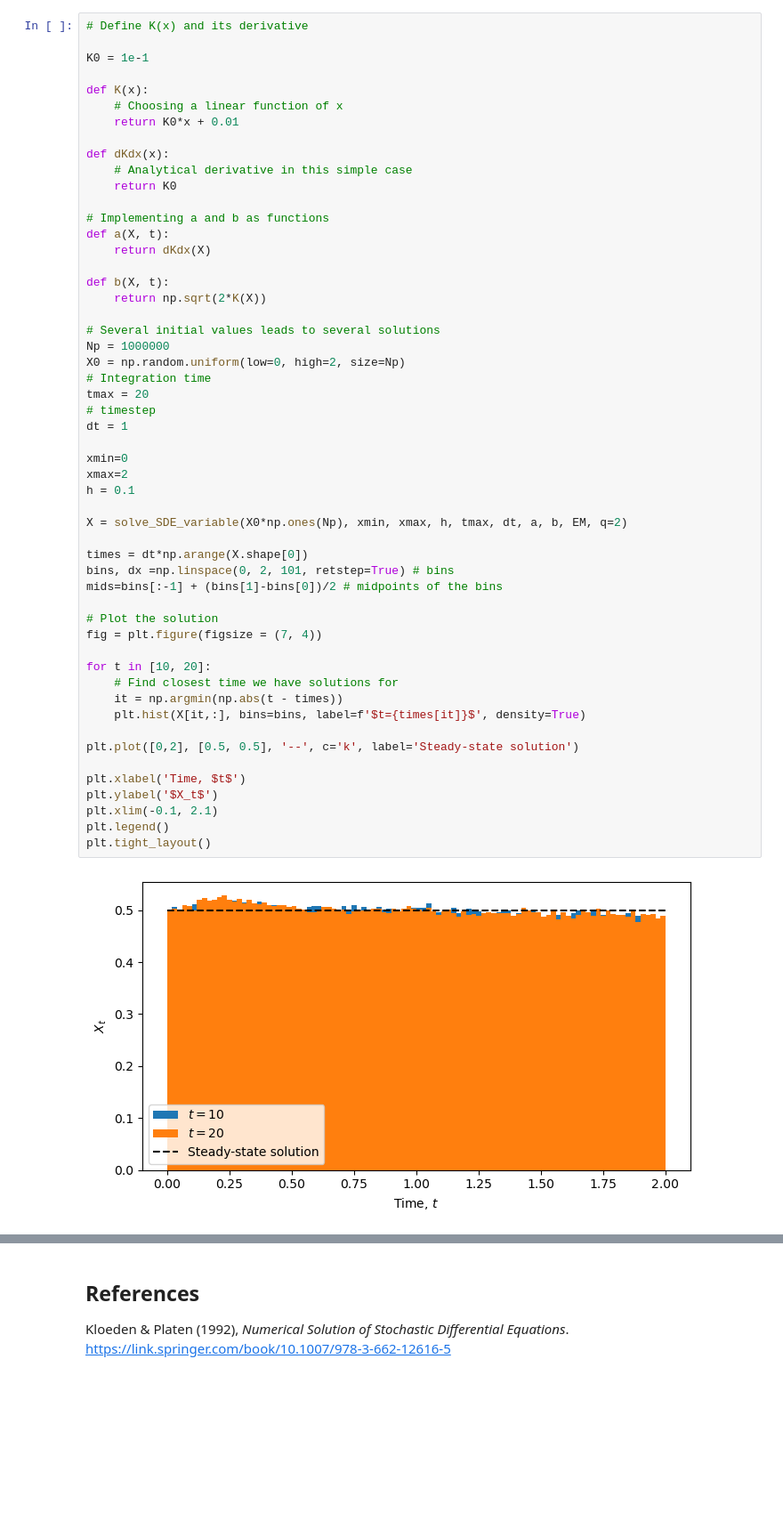
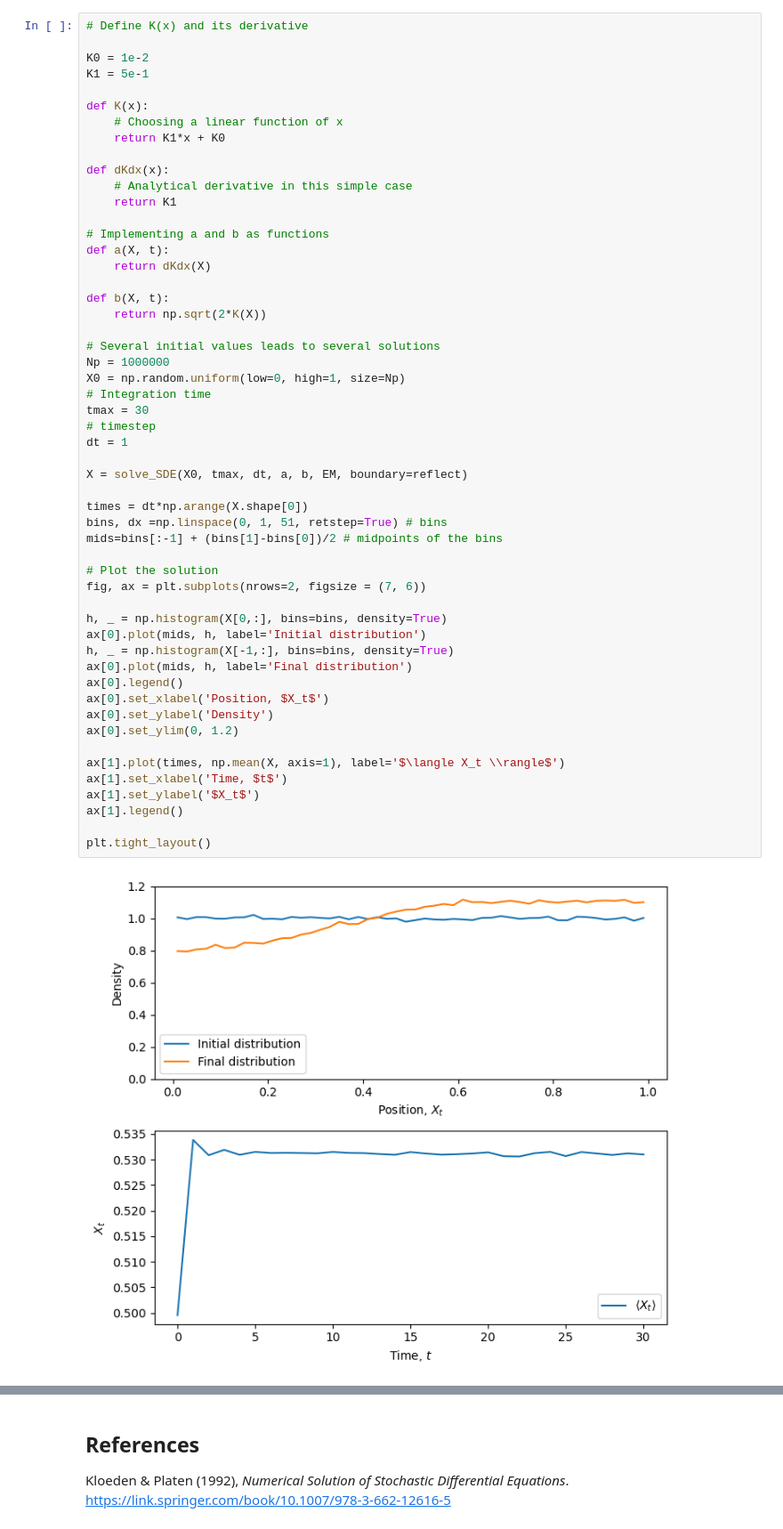
Before and after one commit to nordam/FY8503, a Jupyter notebook: notebooks/Exercise 6.ipynb, the cells around one changed output, grey strips where cells are left out. Shown: that part at 89% size. Drawn from its saved outputs; the diff is of its cells as text; blank space fills up the shorter version.

```diff
--- a/notebooks/Exercise 6.ipynb
+++ b/notebooks/Exercise 6.ipynb
@@ -69,55 +99,55 @@ Points to note about the reflecting case:
 # %%
 # Define K(x) and its derivative
 
-K0 = 1e-1
+K0 = 1e-2
+K1 = 5e-1
 
 def K(x):
     # Choosing a linear function of x
-    return K0*x + 0.01
+    return K1*x + K0
 
 def dKdx(x):
     # Analytical derivative in this simple case
-    return K0
+    return K1
 
 # Implementing a and b as functions
 def a(X, t):
     return dKdx(X)
 
 def b(X, t):
     return np.sqrt(2*K(X))
 
 # Several initial values leads to several solutions
 Np = 1000000
-X0 = np.random.uniform(low=0, high=2, size=Np)
+X0 = np.random.uniform(low=0, high=1, size=Np)
 # Integration time
-tmax = 20
+tmax = 30
 # timestep
 dt = 1
 
-xmin=0
-xmax=2
-h = 0.1
-
-X = solve_SDE_variable(X0*np.ones(Np), xmin, xmax, h, tmax, dt, a, b, EM, q=2)
+X = solve_SDE(X0, tmax, dt, a, b, EM, boundary=reflect)
 
 times = dt*np.arange(X.shape[0])
-bins, dx =np.linspace(0, 2, 101, retstep=True) # bins
+bins, dx =np.linspace(0, 1, 51, retstep=True) # bins
 mids=bins[:-1] + (bins[1]-bins[0])/2 # midpoints of the bins
 
 # Plot the solution
-fig = plt.figure(figsize = (7, 4))
+fig, ax = plt.subplots(nrows=2, figsize = (7, 6))
 
-for t in [10, 20]:
-    # Find closest time we have solutions for
-    it = np.argmin(np.abs(t - times))
-    plt.hist(X[it,:], bins=bins, label=f'$t={times[it]}$', density=True)
+h, _ = np.histogram(X[0,:], bins=bins, density=True)
+ax[0].plot(mids, h, label='Initial distribution')
+h, _ = np.histogram(X[-1,:], bins=bins, density=True)
+ax[0].plot(mids, h, label='Final distribution')
+ax[0].legend()
+ax[0].set_xlabel('Position, $X_t$')
+ax[0].set_ylabel('Density')
+ax[0].set_ylim(0, 1.2)
 
-plt.plot([0,2], [0.5, 0.5], '--', c='k', label='Steady-state solution')
+ax[1].plot(times, np.mean(X, axis=1), label='$\langle X_t \\rangle$')
+ax[1].set_xlabel('Time, $t$')
+ax[1].set_ylabel('$X_t$')
+ax[1].legend()
 
-plt.xlabel('Time, $t$')
-plt.ylabel('$X_t$')
-plt.xlim(-0.1, 2.1)
-plt.legend()
 plt.tight_layout()
 # %% [output]
-[figure, old version]
+[figure, new version]
```
Also changed, not shown: parts of 20 cells of this notebook, 1 other file.
